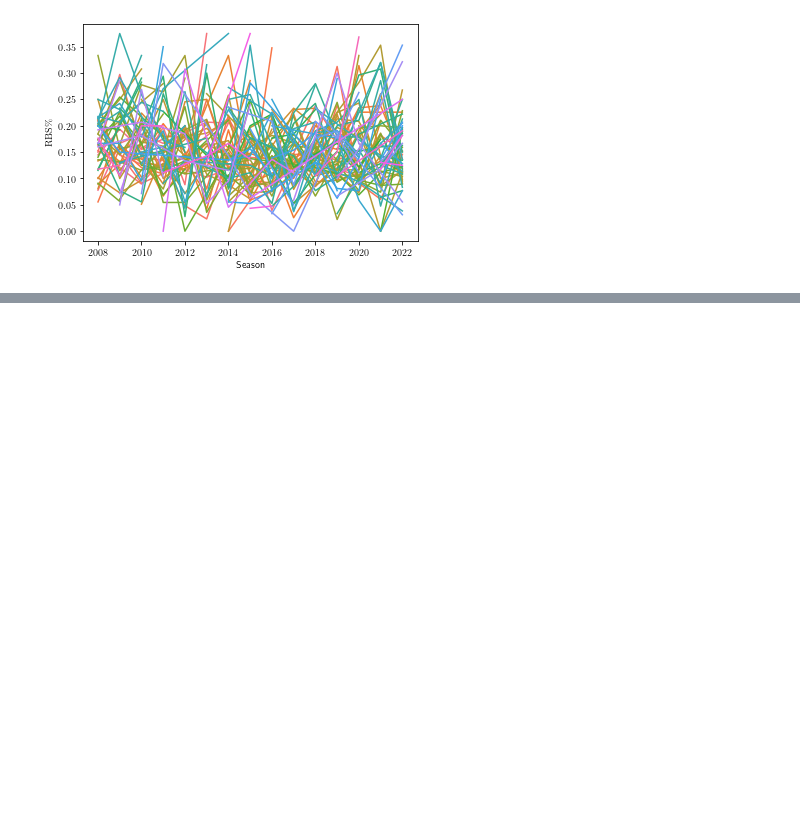
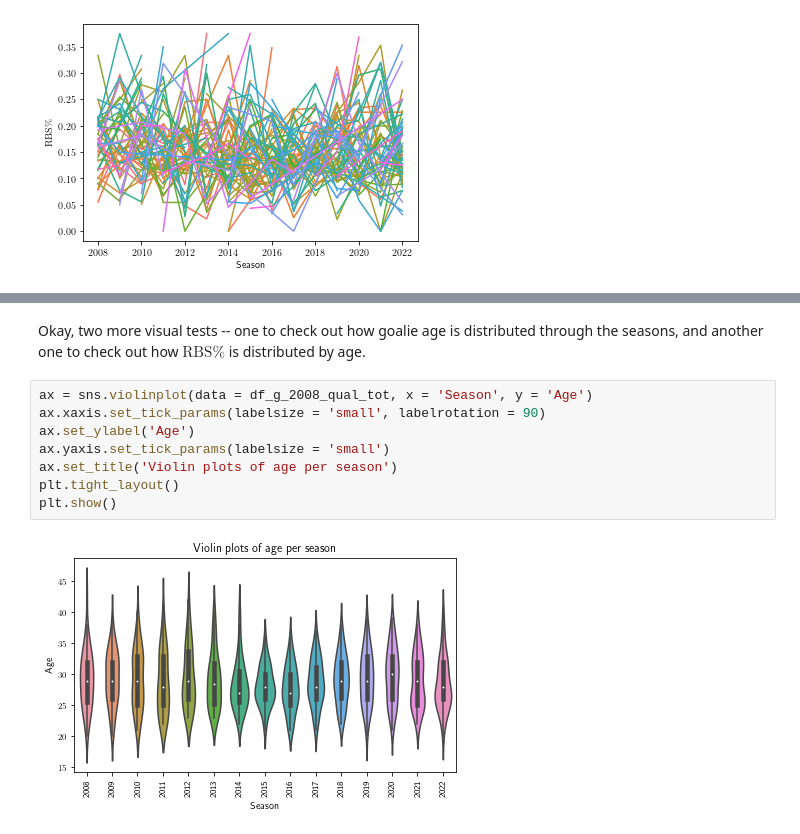
Before and after one commit to wallyxie/-NHL-Really-Bad-Start-Exercise-, a Jupyter notebook: nhl_exercise.ipynb, the cells around one changed output, grey strips where cells are left out. Drawn from its saved outputs; the diff is of its cells as text; blank space fills up the shorter version.

```diff
--- a/nhl_exercise.ipynb
+++ b/nhl_exercise.ipynb
@@ -373,0 +350,12 @@ However, with the consistent right skewness in the $\textrm{RBS}\%$ throughout t
+# %% [markdown]
+Okay, two more visual tests -- one to check out how goalie age is distributed through the seasons, and another one to check out how $\textrm{RBS}\%$ is distributed by age.
+# %%
+ax = sns.violinplot(data = df_g_2008_qual_tot, x = 'Season', y = 'Age')
+ax.xaxis.set_tick_params(labelsize = 'small', labelrotation = 90)
+ax.set_ylabel('Age')
+ax.yaxis.set_tick_params(labelsize = 'small')
+ax.set_title('Violin plots of age per season')
+plt.tight_layout()
+plt.show()
+# %% [output]
+[figure, added]
```
Also changed, not shown: parts of 41 cells of this notebook.
